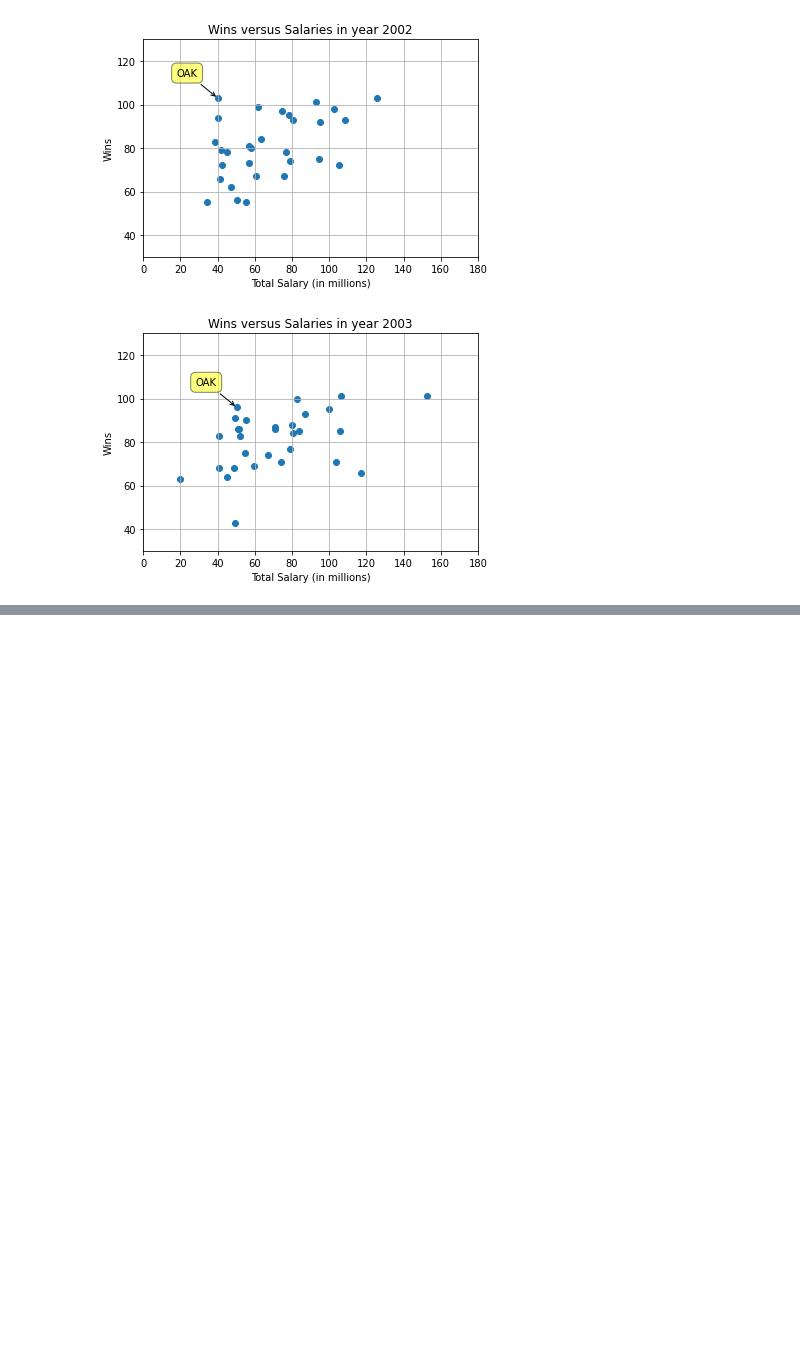
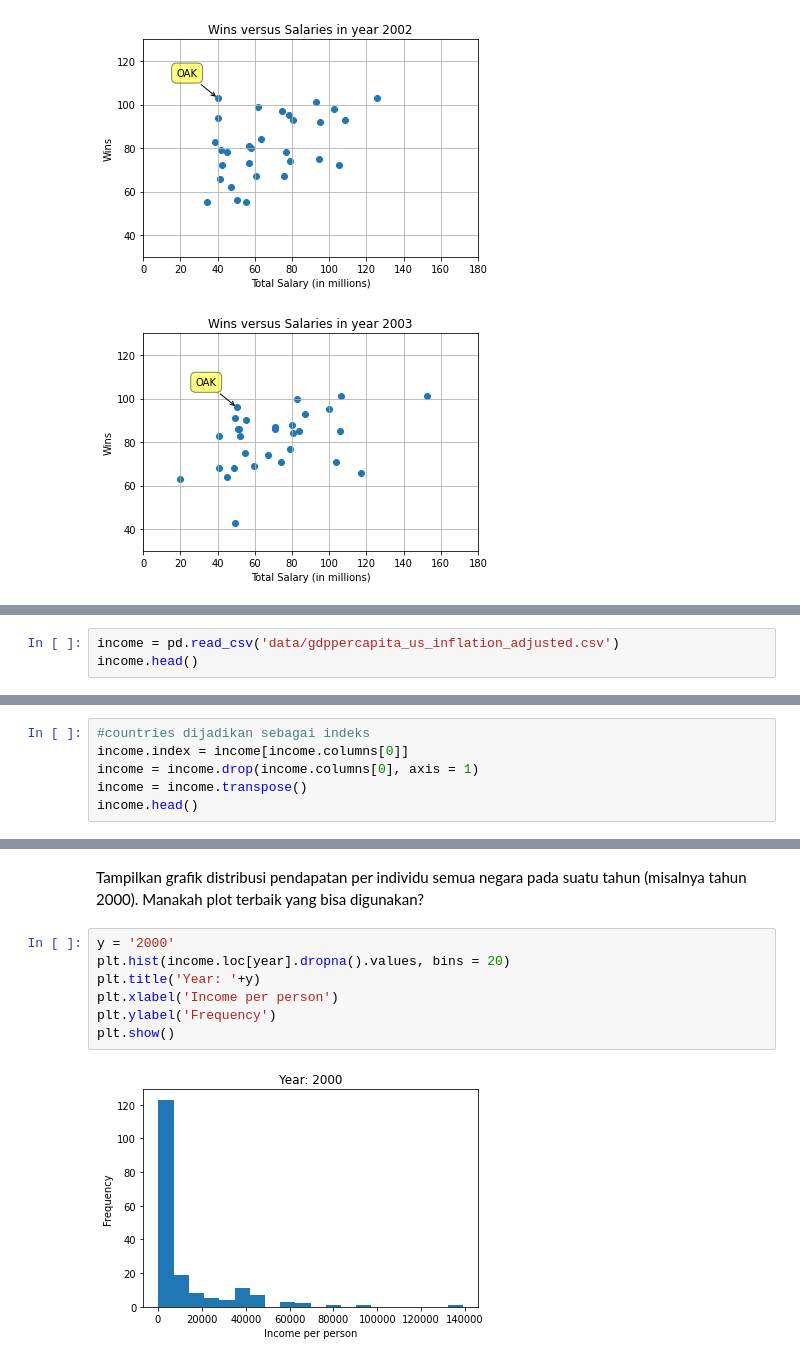
Before and after one commit to amrann/python-exploratory-data-analysis, a Jupyter notebook: Untitled.ipynb, the cells around one changed output, grey strips where cells are left out. Drawn from its saved outputs; the diff is of its cells as text; blank space fills up the shorter version.

```diff
--- a/Untitled.ipynb
+++ b/Untitled.ipynb
@@ -116,0 +147,3 @@ for yr in years:
+# %%
+income = pd.read_csv('data/gdppercapita_us_inflation_adjusted.csv')
+income.head()
@@ -116,0 +160,6 @@ for yr in years:
+# %%
+#countries dijadikan sebagai indeks
+income.index = income[income.columns[0]]
+income = income.drop(income.columns[0], axis = 1)
+income = income.transpose()
+income.head()
@@ -116,0 +174,11 @@ for yr in years:
+# %% [markdown]
+Tampilkan grafik distribusi pendapatan per individu semua negara pada suatu tahun (misalnya tahun 2000). Manakah plot terbaik yang bisa digunakan?
+# %%
+y = '2000'
+plt.hist(income.loc[year].dropna().values, bins = 20)
+plt.title('Year: '+y)
+plt.xlabel('Income per person')
+plt.ylabel('Frequency')
+plt.show()
+# %% [output]
+[figure, added]
```
Also changed, not shown: parts of 12 cells of this notebook.
